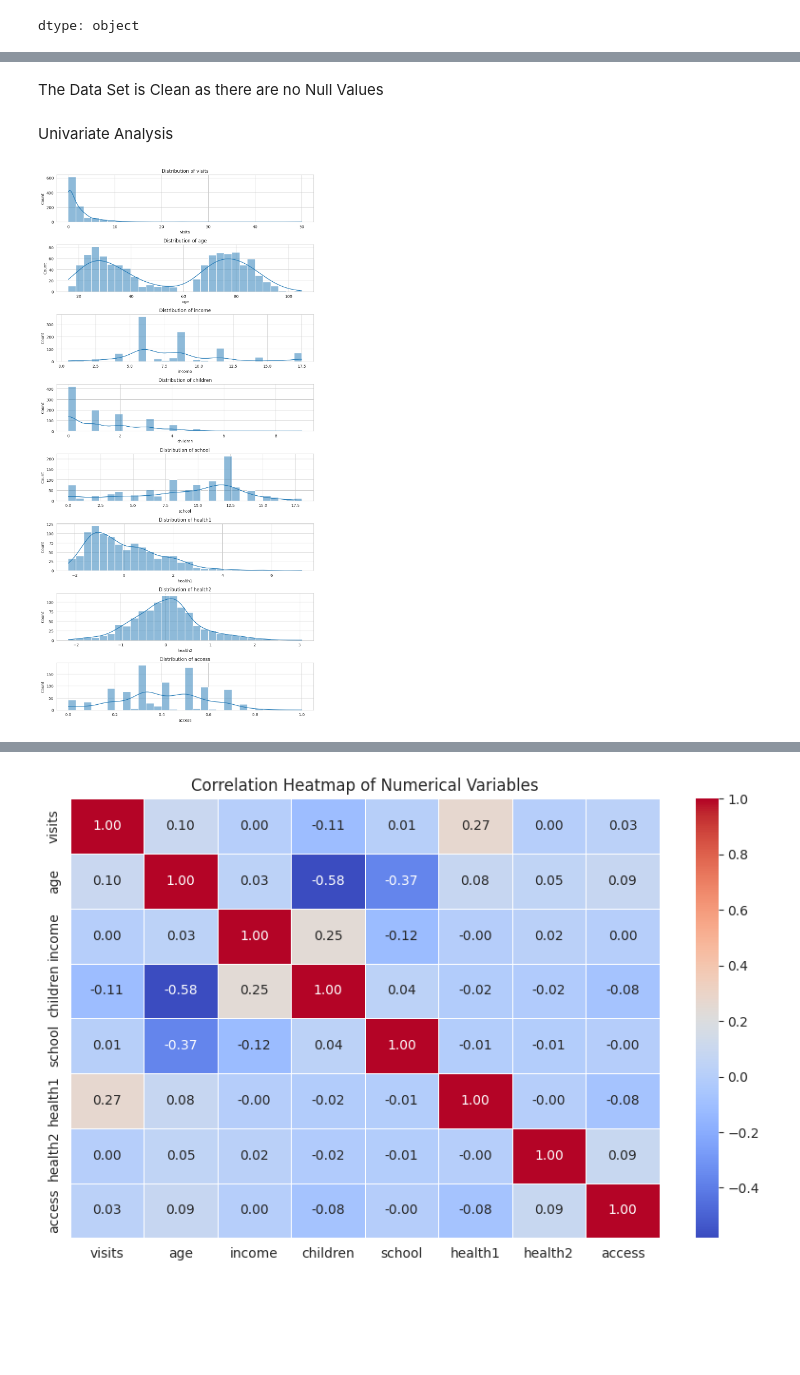
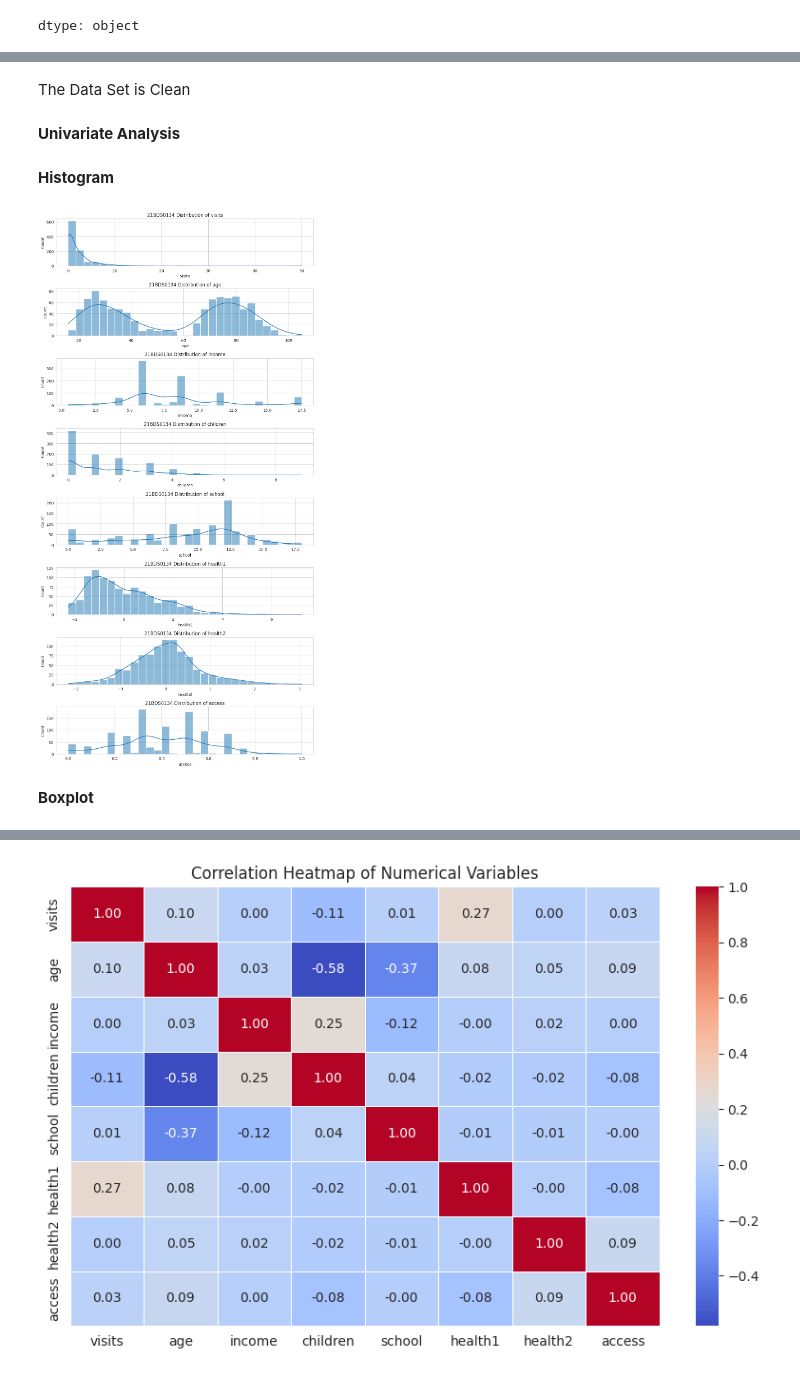
Before and after one commit to 0808003/21BDS0134, a Jupyter notebook: 21BDS0134.ipynb, the cells around one changed output, grey strips where cells are left out. Drawn from its saved outputs; the diff is of its cells as text; code cells hidden in the pictures; blank space fills up the shorter version.

```diff
--- a/21BDS0134.ipynb
+++ b/21BDS0134.ipynb
@@ -126,23 +134,27 @@ enroll       0
 program      0
 dtype: int64
 # %% [markdown]
-The Data Set is Clean as there are no Null Values
+The Data Set is Clean
-# %% [markdown]
-Univariate Analysis
+# %% [markdown]
+**Univariate Analysis**
+# %% [markdown]
+**Histogram**
 # %%
 sns.set_style("whitegrid")
 num_cols = ['visits', 'age', 'income', 'children', 'school', 'health1', 'health2', 'access']
 
 fig, axes = plt.subplots(len(num_cols), 1, figsize=(10, 20))
 
 for i, col in enumerate(num_cols):
   sns.histplot(Data[col], bins=30, kde=True, ax=axes[i])
-  axes[i].set_title(f'Distribution of {col}')
+  axes[i].set_title(f'21BDS0134 Distribution of {col}')
 
 plt.tight_layout()
 plt.show()
 # %% [output]
-[figure, old version]
+[figure, new version]
+# %% [markdown]
+**Boxplot**
 # %%
 sns.set_style("whitegrid")
 num_cols = ['visits', 'age', 'income', 'children', 'school', 'health1', 'health2', 'access']
```
Also changed, not shown: parts of 68 cells of this notebook.
